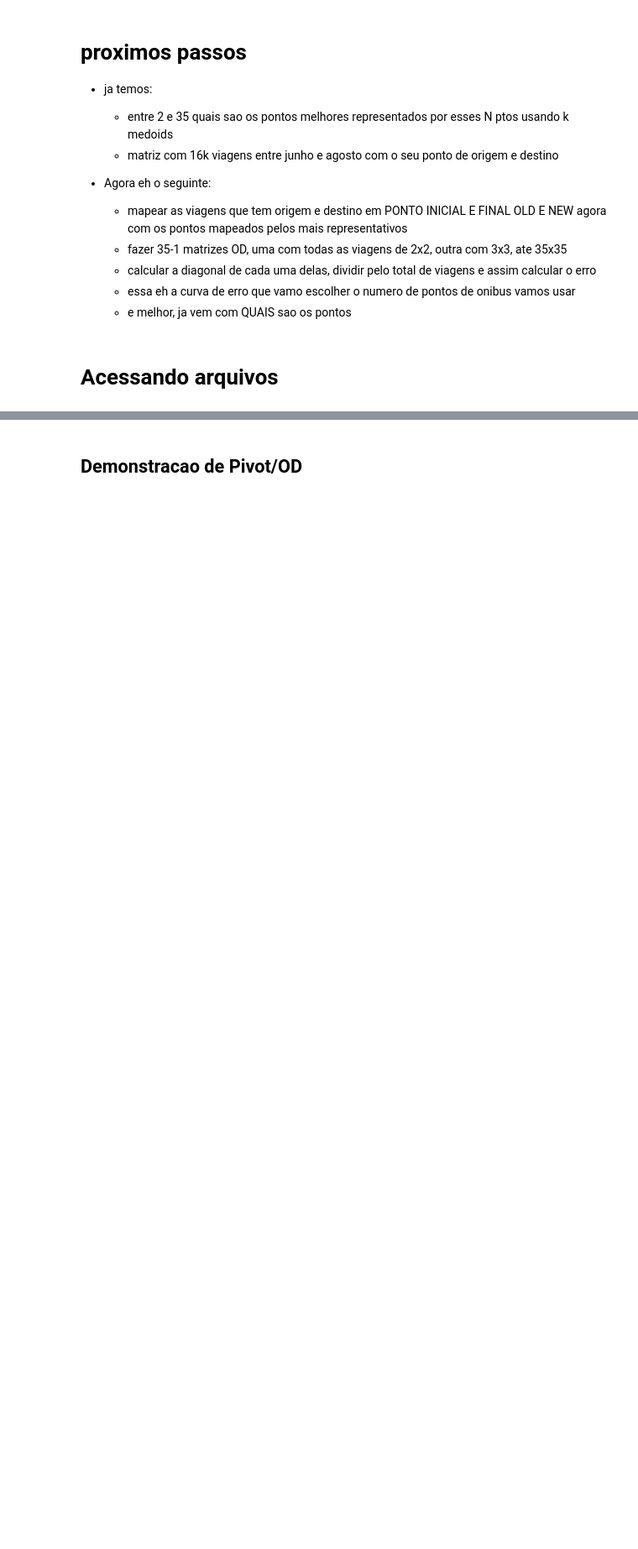
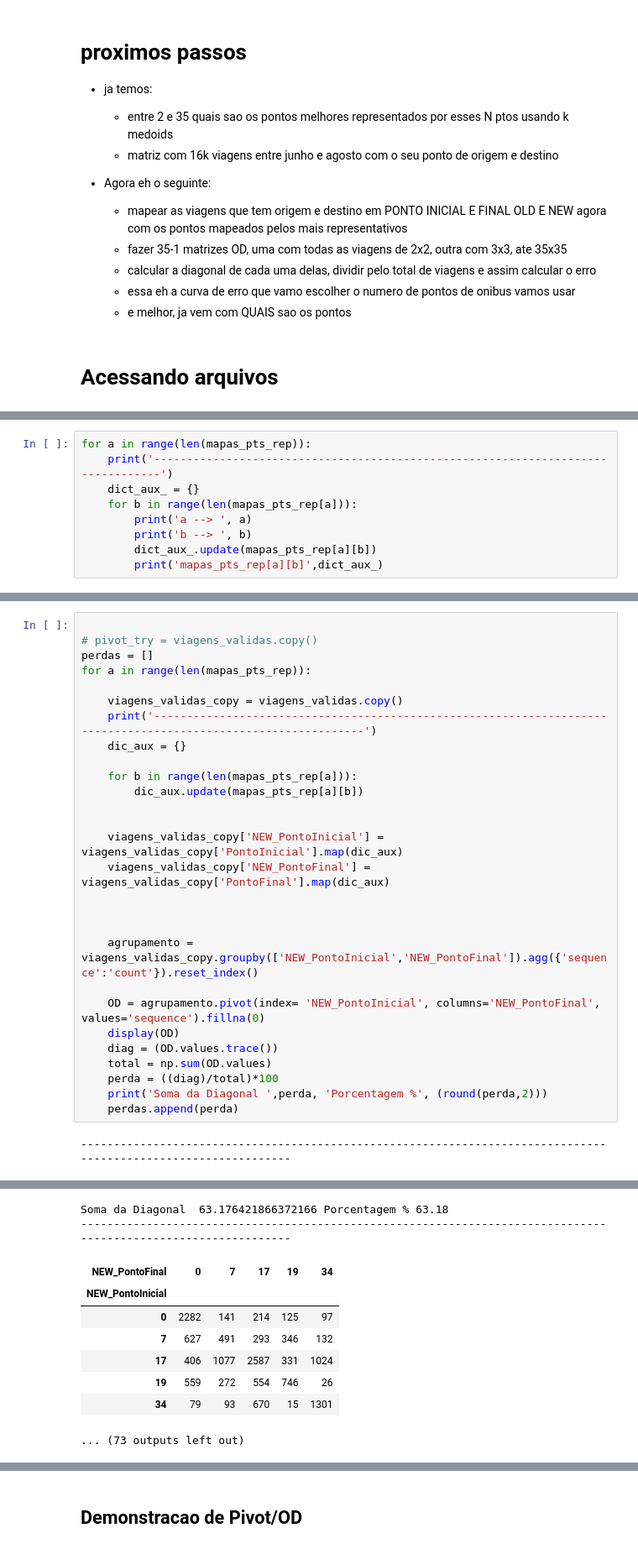
Before and after one commit to guilistocco/TCC_TABELA_DE_HORARIOS, a Jupyter notebook: executa_kmedoids.ipynb, the cells around one changed output, grey strips where cells are left out. Shown at 84% size. Cells and saved outputs as stored; diff of their text form; blank space fills up the shorter version.

```diff
--- a/executa_kmedoids.ipynb
+++ b/executa_kmedoids.ipynb
@@ -481,0 +496,9 @@ k_medoids_medoids [12, 10]
+# %%
+for a in range(len(mapas_pts_rep)):
+	print('---------------------------------------------------------------------------------')
+	dict_aux_ = {}
+	for b in range(len(mapas_pts_rep[a])):
+		print('a --> ', a)
+		print('b --> ', b)
+		dict_aux_.update(mapas_pts_rep[a][b])
+		print('mapas_pts_rep[a][b]',dict_aux_)
@@ -481,0 +569,30 @@ k_medoids_medoids [12, 10]
+# %%
+
+# pivot_try = viagens_validas.copy()
+perdas = []
+for a in range(len(mapas_pts_rep)):
+
+    viagens_validas_copy = viagens_validas.copy()
+    print('----------------------------------------------------------------------------------------------------------------')
+    dic_aux = {}
+
+    for b in range(len(mapas_pts_rep[a])):
+        dic_aux.update(mapas_pts_rep[a][b])
+
+
+    viagens_validas_copy['NEW_PontoInicial'] = viagens_validas_copy['PontoInicial'].map(dic_aux)
+    viagens_validas_copy['NEW_PontoFinal'] = viagens_validas_copy['PontoFinal'].map(dic_aux)
+
+
+
+    agrupamento = viagens_validas_copy.groupby(['NEW_PontoInicial','NEW_PontoFinal']).agg({'sequence':'count'}).reset_index()
+
+    OD = agrupamento.pivot(index= 'NEW_PontoInicial', columns='NEW_PontoFinal', values='sequence').fillna(0)
+    display(OD)
+    diag = (OD.values.trace())
+    total = np.sum(OD.values)
+    perda = ((diag)/total)*100
+    print('Soma da Diagonal ',perda, 'Porcentagem %', (round(perda,2)))
+    perdas.append(perda)
+# %% [output]
+----------------------------------------------------------------------------------------------------------------
@@ -481,0 +629,10 @@ k_medoids_medoids [12, 10]
+Soma da Diagonal  63.176421866372166 Porcentagem % 63.18
+----------------------------------------------------------------------------------------------------------------
+| NEW_PontoFinal | 0 | 7 | 17 | 19 | 34 |
+| NEW_PontoInicial |  |  |  |  |  |
+| 0 | 2282 | 141 | 214 | 125 | 97 |
+| 7 | 627 | 491 | 293 | 346 | 132 |
+| 17 | 406 | 1077 | 2587 | 331 | 1024 |
+| 19 | 559 | 272 | 554 | 746 | 26 |
+| 34 | 79 | 93 | 670 | 15 | 1301 |
+... (73 outputs left out)
```
Also changed, not shown: parts of 28 cells of this notebook, 5 other files.
